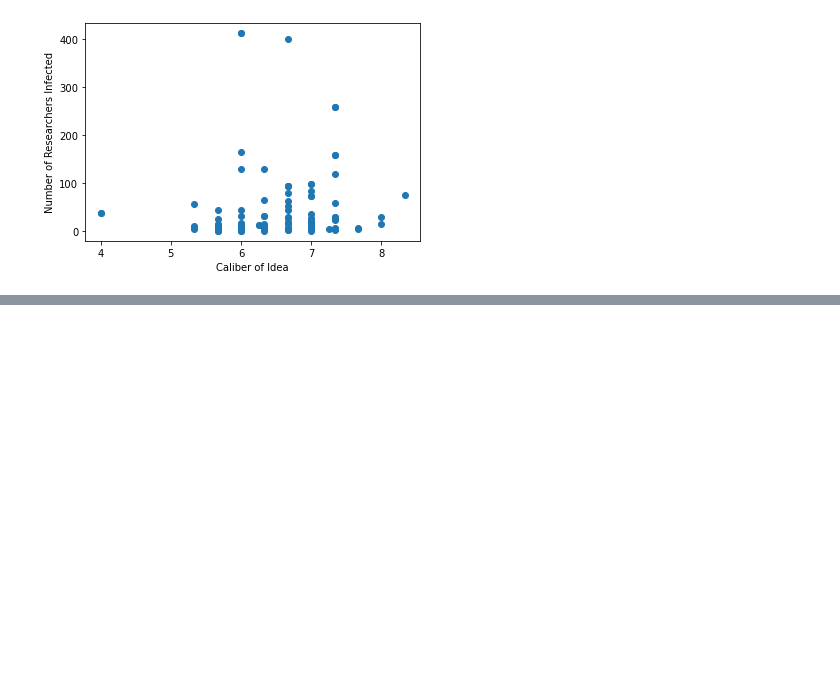
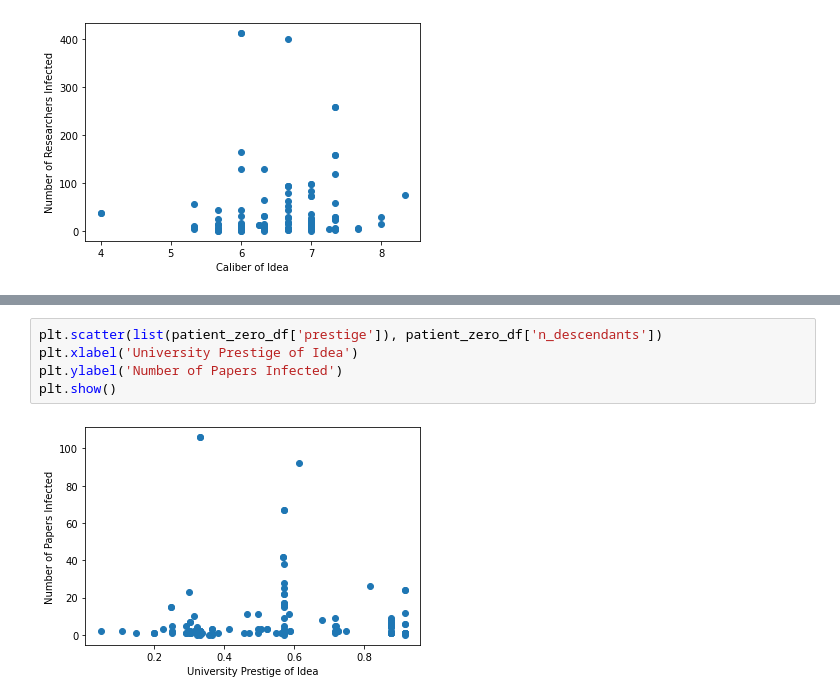
Before and after one commit to rohitmujumdar/Propagation-of-Epidemics-in-Citation-Networks, a Jupyter notebook: code/citation_network_dk.ipynb, the cells around one changed output, grey strips where cells are left out. Cells and saved outputs as stored; diff of their text form; blank space fills up the shorter version.

```diff
--- a/code/citation_network_dk.ipynb
+++ b/code/citation_network_dk.ipynb
@@ -290,0 +298,7 @@ plt.show()
+# %%
+plt.scatter(list(patient_zero_df['prestige']), patient_zero_df['n_descendants'])
+plt.xlabel('University Prestige of Idea')
+plt.ylabel('Number of Papers Infected')
+plt.show()
+# %% [output]
+[figure, added]
```
Also changed, not shown: parts of 2 cells of this notebook.
